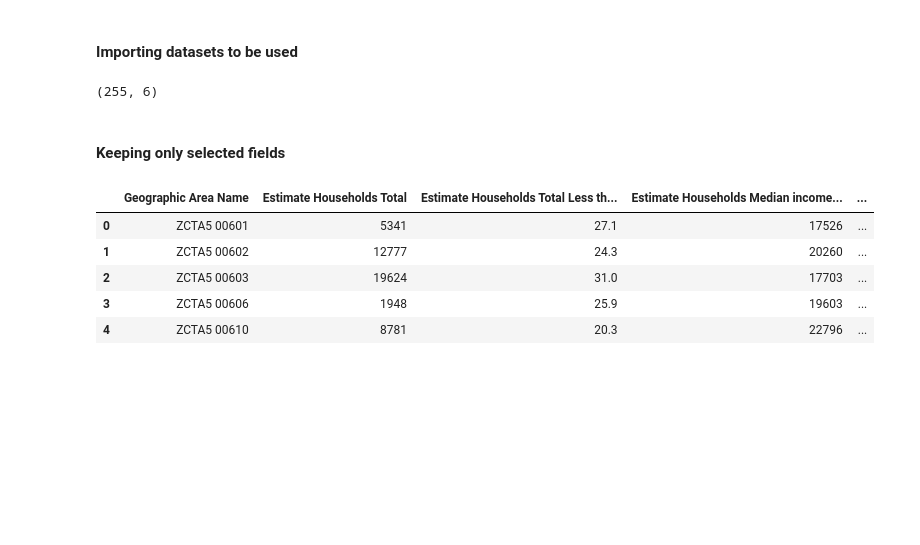
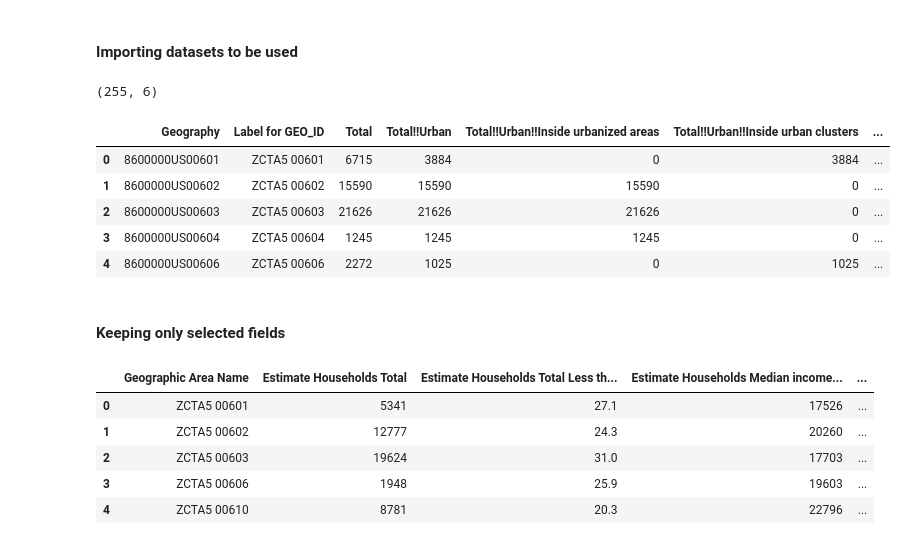
Before and after one commit to anuvrat-umich/siads_milestone1, a Jupyter notebook: src/input_data_exploration.ipynb, the cells around one changed output. Saved outputs shown, nothing was run; the diff lists cells and outputs as text; code cells hidden in the pictures; blank space fills up the shorter version.

```diff
--- a/src/input_data_exploration.ipynb
+++ b/src/input_data_exploration.ipynb
@@ -71,6 +71,20 @@ df_zip2st = pd.read_excel(
     dtype={"ZIP": "string"},
 )
 # df_zip2st.head(5)
+# %%
+# Urban_rural mapping
+# File source: https://data.census.gov/table/DECENNIALSF12000.H002?q=urban%20vs%20rural&t=Counts,%20Estimates,%20and%20Projections:Population%20Total:Populations%20and%20People&g=010XX00US$8600000
+df_urban_rural = pd.read_csv(
+    input_path + "\DECENNIALSF12000.H002-Data.csv", skiprows=1, low_memory=False
+)
+df_urban_rural.head(5)
+# %% [output]
+|  | Geography | Label for GEO_ID | Total | Total!!Urban | Total!!Urban!!Inside urbanized areas | Total!!Urban!!Inside urban clusters | ... |
+| 0 | 8600000US00601 | ZCTA5 00601 | 6715 | 3884 | 0 | 3884 | ... |
+| 1 | 8600000US00602 | ZCTA5 00602 | 15590 | 15590 | 15590 | 0 | ... |
+| 2 | 8600000US00603 | ZCTA5 00603 | 21626 | 21626 | 21626 | 0 | ... |
+| 3 | 8600000US00604 | ZCTA5 00604 | 1245 | 1245 | 1245 | 0 | ... |
+| 4 | 8600000US00606 | ZCTA5 00606 | 2272 | 1025 | 0 | 1025 | ... |
 # %% [markdown]
 #### Keeping only selected fields
 # %%
```
Also changed, not shown: parts of 6 cells of this notebook, 3 other files.
